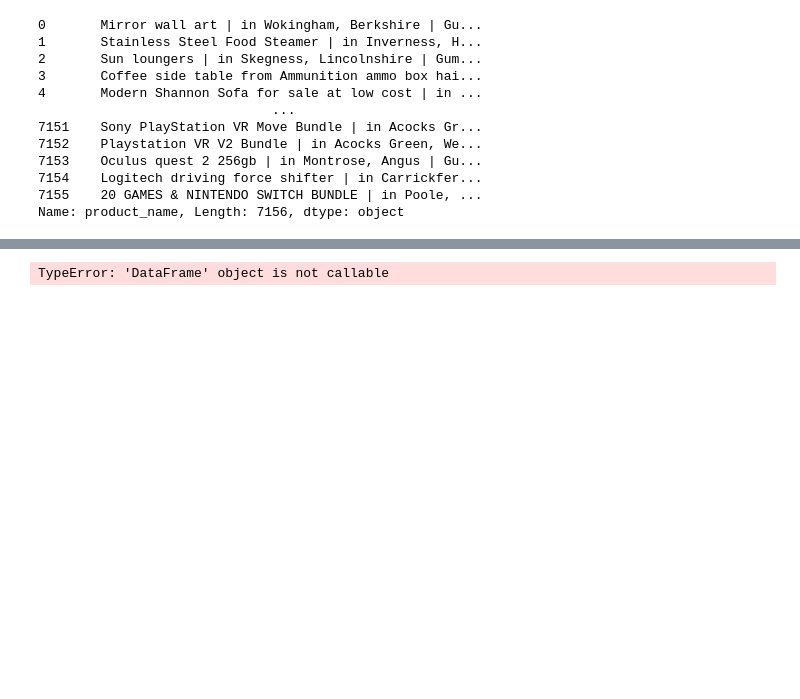
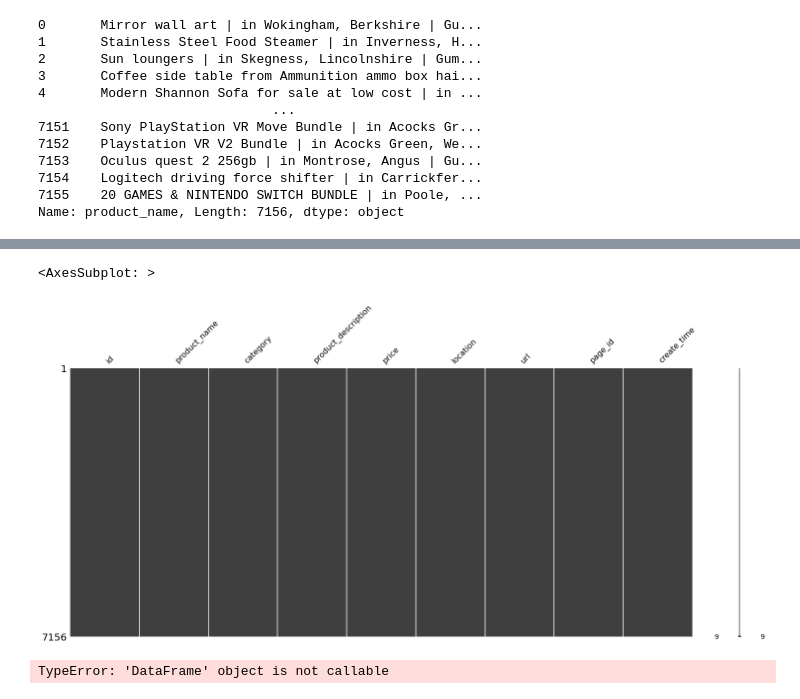
Before and after one commit to umz-98/Facebook-Marketplace-s-Recommendation-Ranking-System, a Jupyter notebook: Cleaning.ipynb, the cells around one changed output, grey strips where cells are left out. Cells and saved outputs as stored; diff of their text form; code cells hidden in the pictures; blank space fills up the shorter version.

Commit message:
add new code for images

```diff
--- a/Cleaning.ipynb
+++ b/Cleaning.ipynb
@@ -142,3 +159,8 @@ Name: product_name, Length: 7156, dtype: object
+# %%
+msno.matrix(df)
+# %% [output]
+<AxesSubplot: >
+[figure, added]
 # %%
 from sklearn import datasets
 
```
Also changed, not shown: parts of 5 cells of this notebook, 2 other files.
